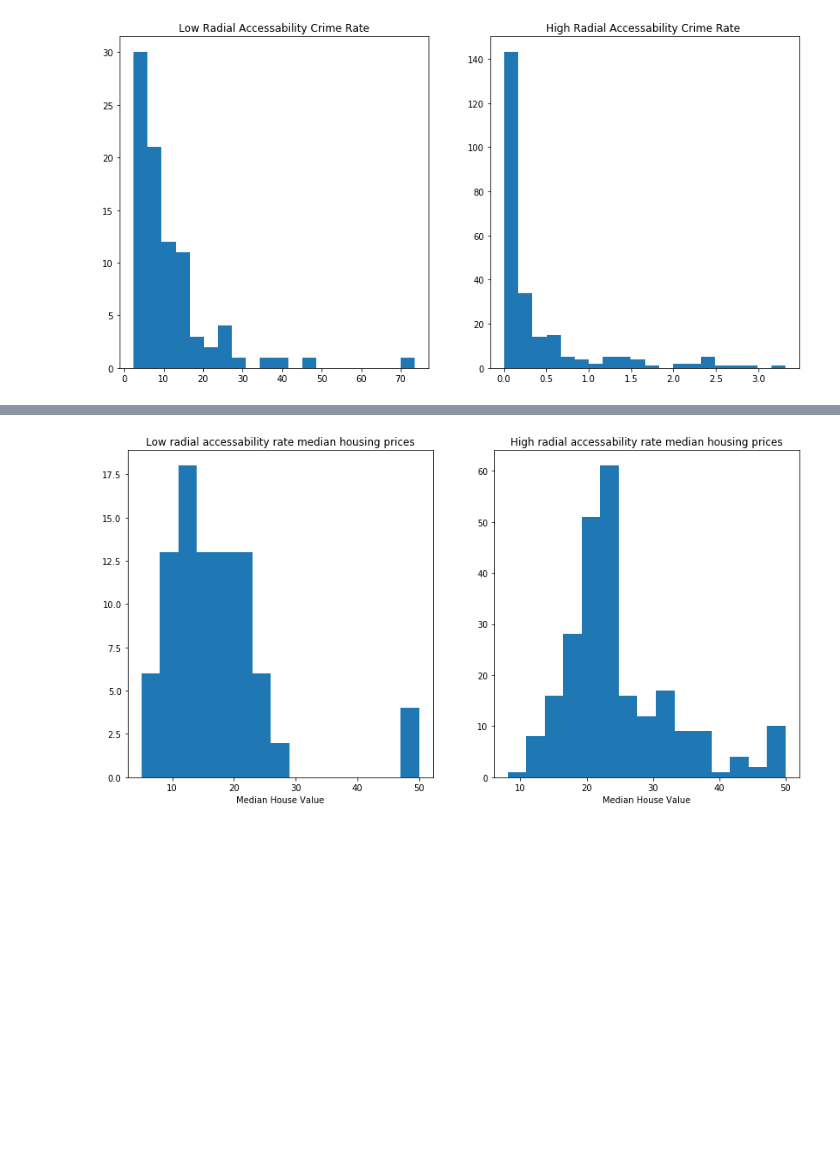
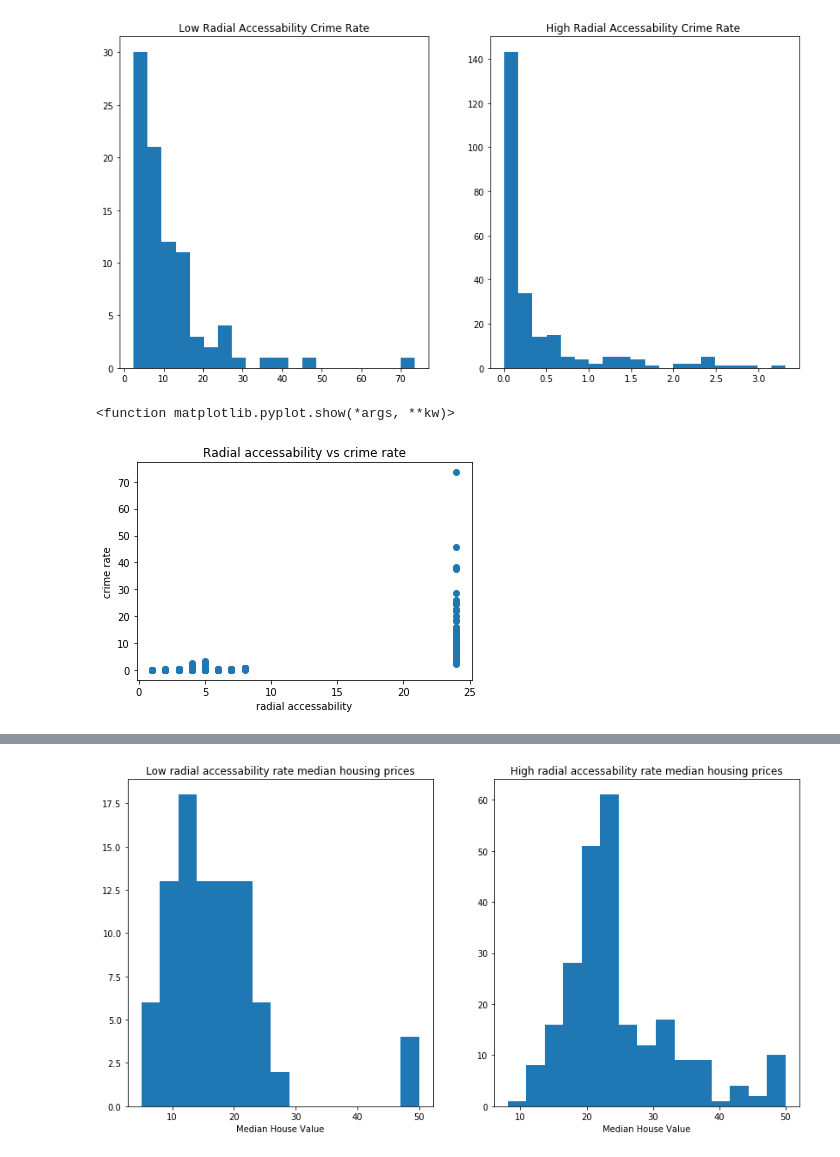
Before and after one commit to ktzioumis/dsc-1-03-16-eda-with-pandas-using-the-boston-housing-data-lab-online-ds-pt-112618, a Jupyter notebook: index.ipynb, the cells around one changed output, grey strips where cells are left out. Drawn from its saved outputs; the diff is of its cells as text; code cells hidden in the pictures; blank space fills up the shorter version.

Commit message:
plotting like a villain

```diff
--- a/index.ipynb
+++ b/index.ipynb
@@ -536,3 +538,12 @@ plt.show()
 #note differences in scale!
 # %% [output]
 [figure]
+# %%
+plt.scatter(bhd.rad,bhd.crim)
+plt.title('Radial accessability vs crime rate')
+plt.ylabel('crime rate')
+plt.xlabel('radial accessability')
+plt.show
+# %% [output]
+<function matplotlib.pyplot.show(*args, **kw)>
+[figure, added]
```
Also changed, not shown: parts of 3 cells of this notebook.
